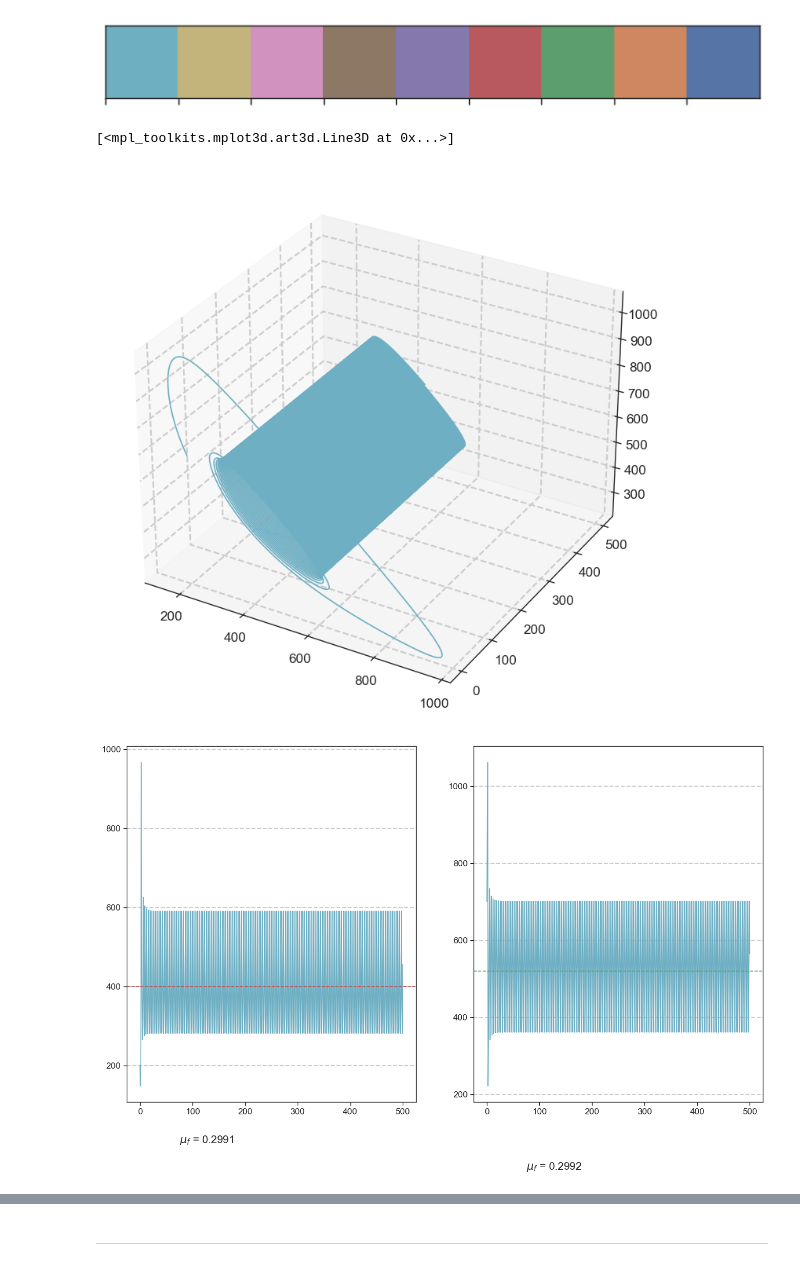
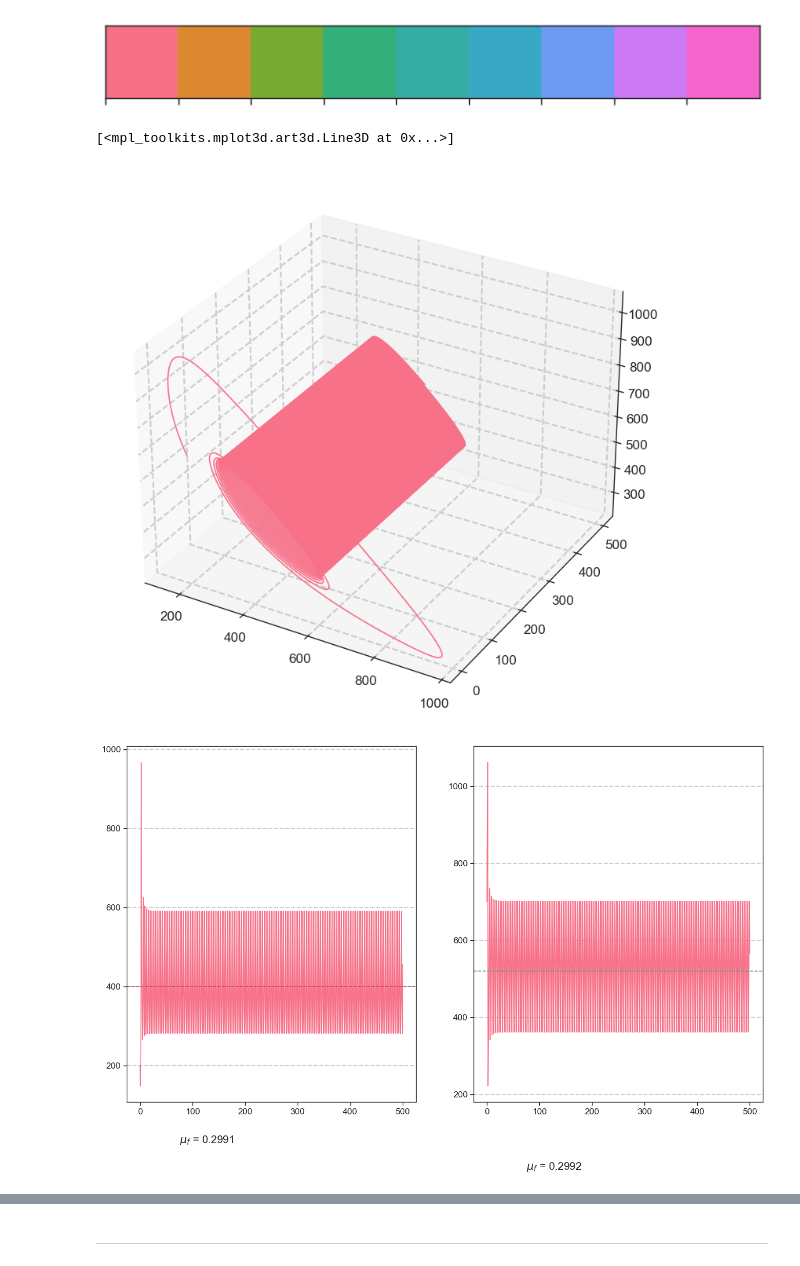
Before and after one commit to nielsdavidsen/PUK_2024, a Jupyter notebook: puk_start.ipynb, the cells around one changed output, grey strips where cells are left out. Drawn from its saved outputs; the diff is of its cells as text; code cells hidden in the pictures.

```diff
--- a/puk_start.ipynb
+++ b/puk_start.ipynb
@@ -1,32 +1,32 @@
 # %%
 import numpy as np
 import matplotlib.pyplot as plt
 import seaborn as sns
 import scipy.stats as sc
 import numba
 from scipy import signal
 
 
 sns.set()
 sns.set_context("paper", font_scale=1.4)
 sns.set_style("ticks")
 
-colors = sns.color_palette('deep', 10, desat = 0.8)
-colors = colors[::-1]
+colors = sns.color_palette('husl', 10, desat = 1)
+#colors = colors[::-1]
 colors.pop(2)
 
 sns.set_palette(colors)
 
 sns.palplot(colors)
 plt.rcParams['axes.grid'] = True
 plt.rcParams['axes.grid.axis'] = 'y'
 plt.rcParams['axes.grid.which'] = 'major'
 plt.rcParams['grid.linestyle'] = '--'
 plt.rcParams['grid.linewidth'] = 1.5
 plt.rcParams['figure.figsize'] = (16, 9)
 plt.rcParams['figure.dpi'] = 100
 # %% [output]
-[figure, old version]
+[figure, new version]
 # %%
 a = 2
 b = 5.2
@@ -87,7 +87,7 @@ ax = fig.add_subplot(111, projection='3d')
 ax.plot(x_list, t_list, y_list)
 # %% [output]
 [<mpl_toolkits.mplot3d.art3d.Line3D at 0x...>]
-[figure, old version]
+[figure, new version]
 # %%
 # Finding peaks and mean freq of x(t) and y(t)
 
@@ -125,7 +125,7 @@ ax[1].axhline(y_star, color='g', linestyle='--', label='y*')
 
 ax[1].text(75, 4.25, f'$\mu_f$ = {y_mean_freq:.4f}', fontsize=15);
 # %% [output]
-[figure, old version]
+[figure, new version]
 # %%
 # 2D plot
 fig = plt.figure(figsize=(16,9), dpi=100)
```
Also changed, not shown: parts of 18 cells of this notebook.
